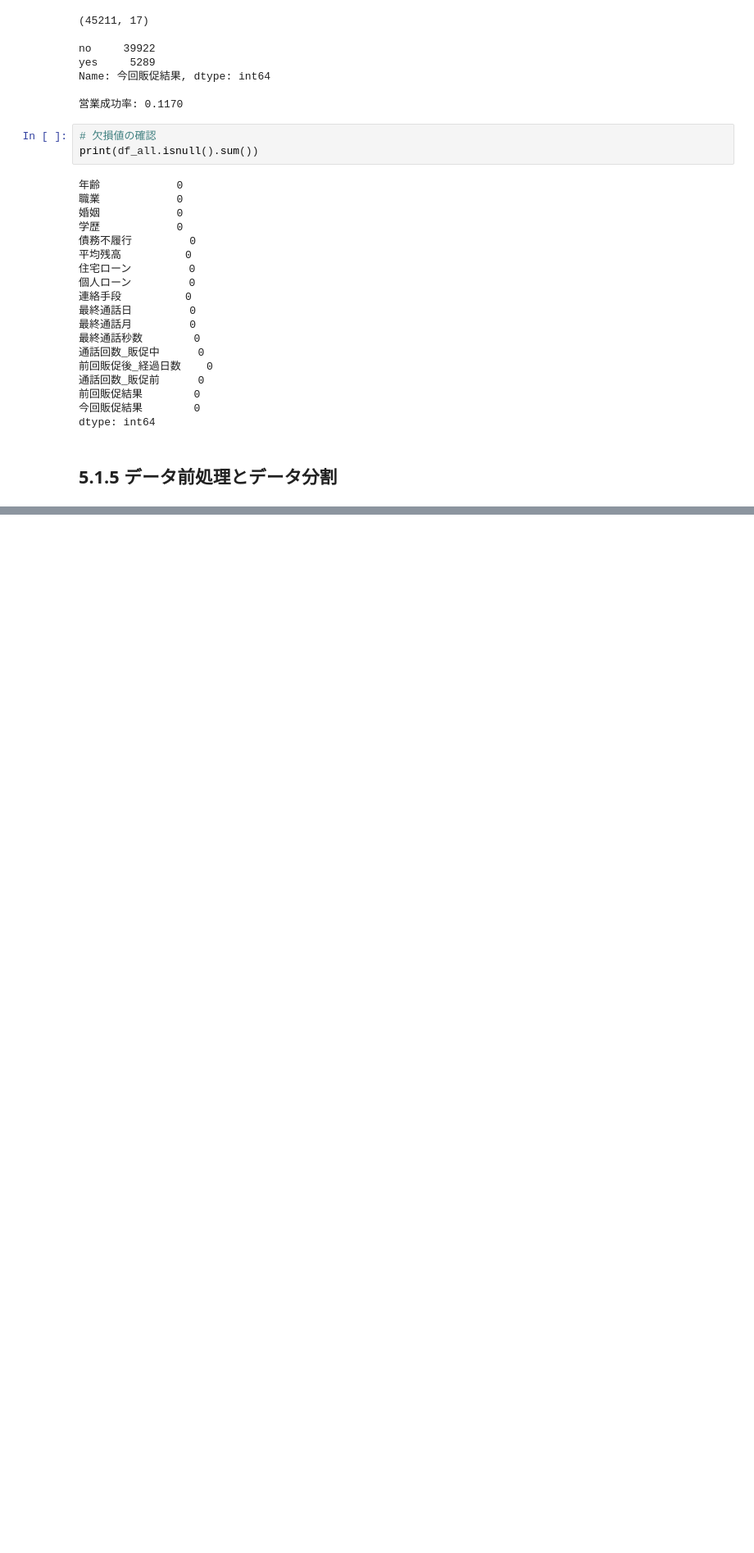
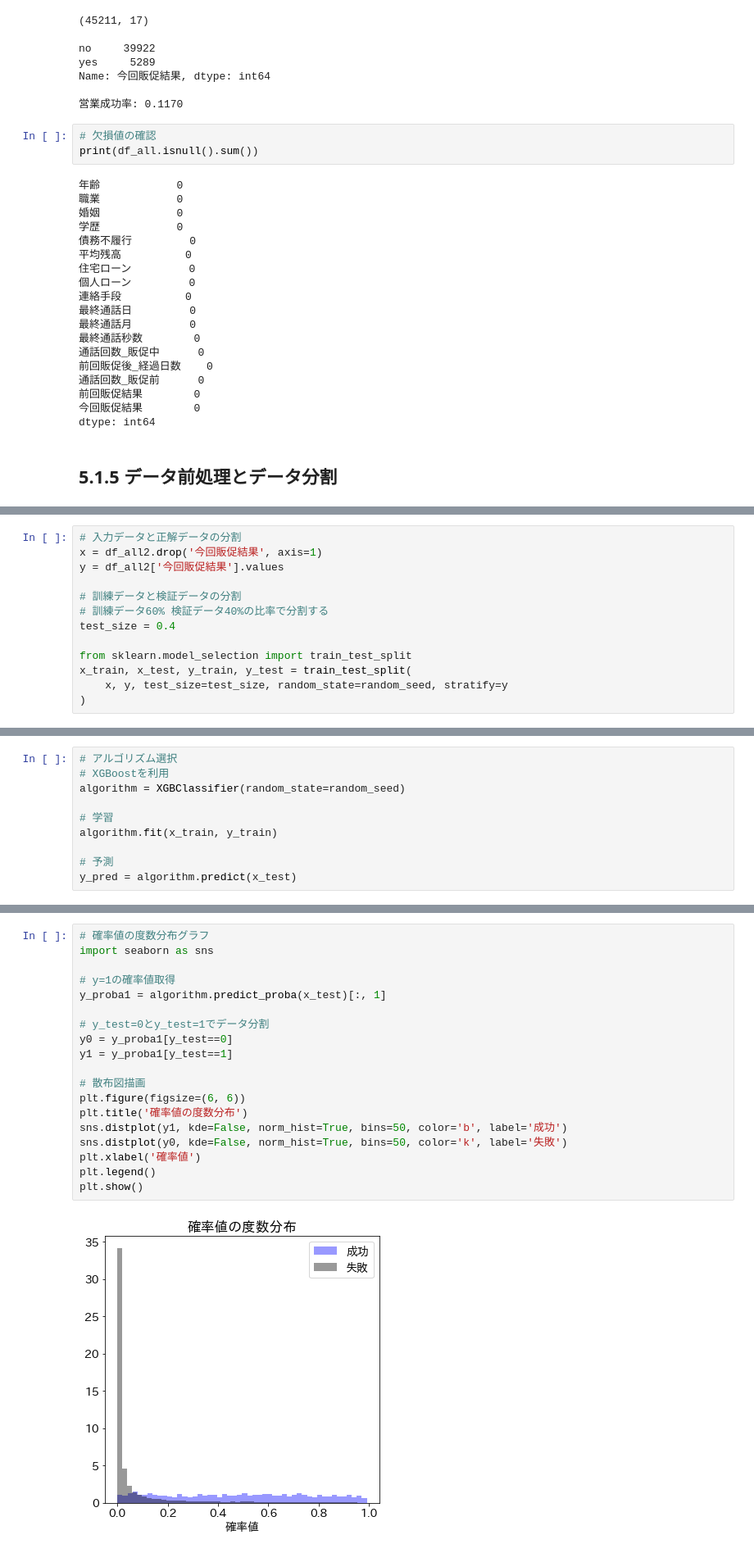
Before and after one commit to hirokimituya/book_create-profitable-AI-with-Python, a Jupyter notebook: ch05_01_bank.ipynb, the cells around one changed output, grey strips where cells are left out. Shown: that part at 82% size. Saved outputs shown, nothing was run; the diff lists cells and outputs as text; blank space fills up the shorter version.

```diff
--- a/ch05_01_bank.ipynb
+++ b/ch05_01_bank.ipynb
@@ -193,0 +215,13 @@ display(df_all2.head())
+# %%
+# 入力データと正解データの分割
+x = df_all2.drop('今回販促結果', axis=1)
+y = df_all2['今回販促結果'].values
+
+# 訓練データと検証データの分割
+# 訓練データ60% 検証データ40%の比率で分割する
+test_size = 0.4
+
+from sklearn.model_selection import train_test_split
+x_train, x_test, y_train, y_test = train_test_split(
+    x, y, test_size=test_size, random_state=random_seed, stratify=y
+)
@@ -193,0 +270,10 @@ display(df_all2.head())
+# %%
+# アルゴリズム選択
+# XGBoostを利用
+algorithm = XGBClassifier(random_state=random_seed)
+
+# 学習
+algorithm.fit(x_train, y_train)
+
+# 予測
+y_pred = algorithm.predict(x_test)
@@ -193,0 +304,21 @@ display(df_all2.head())
+# %%
+# 確率値の度数分布グラフ
+import seaborn as sns
+
+# y=1の確率値取得
+y_proba1 = algorithm.predict_proba(x_test)[:, 1]
+
+# y_test=0とy_test=1でデータ分割
+y0 = y_proba1[y_test==0]
+y1 = y_proba1[y_test==1]
+
+# 散布図描画
+plt.figure(figsize=(6, 6))
+plt.title('確率値の度数分布')
+sns.distplot(y1, kde=False, norm_hist=True, bins=50, color='b', label='成功')
+sns.distplot(y0, kde=False, norm_hist=True, bins=50, color='k', label='失敗')
+plt.xlabel('確率値')
+plt.legend()
+plt.show()
+# %% [output]
+[figure, added]
```
Also changed, not shown: parts of 11 cells of this notebook.
